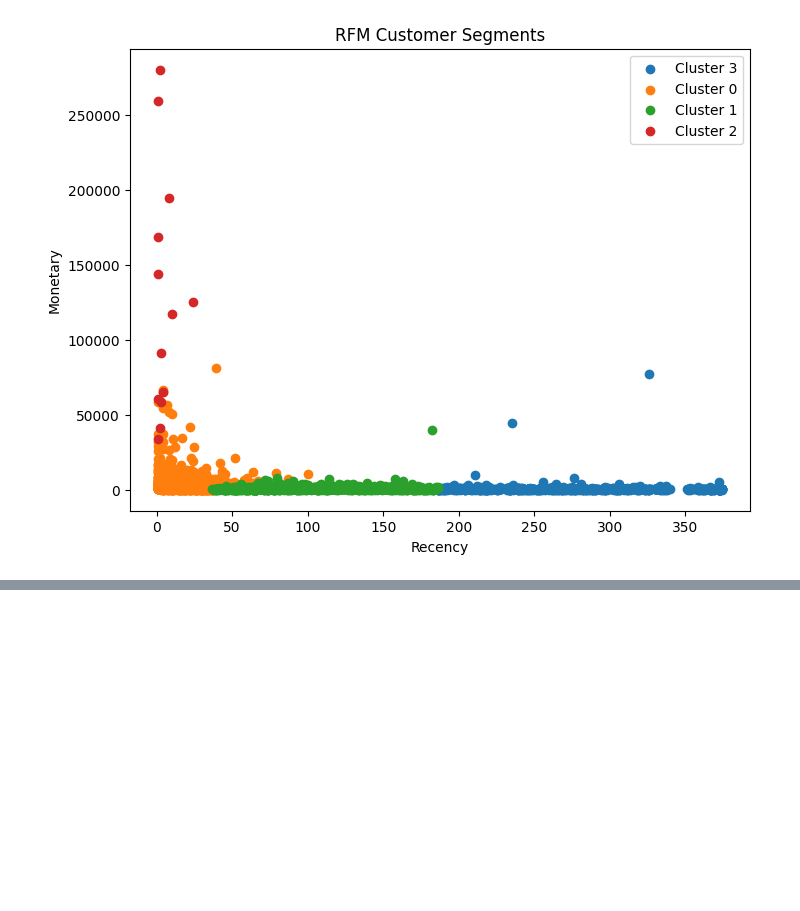
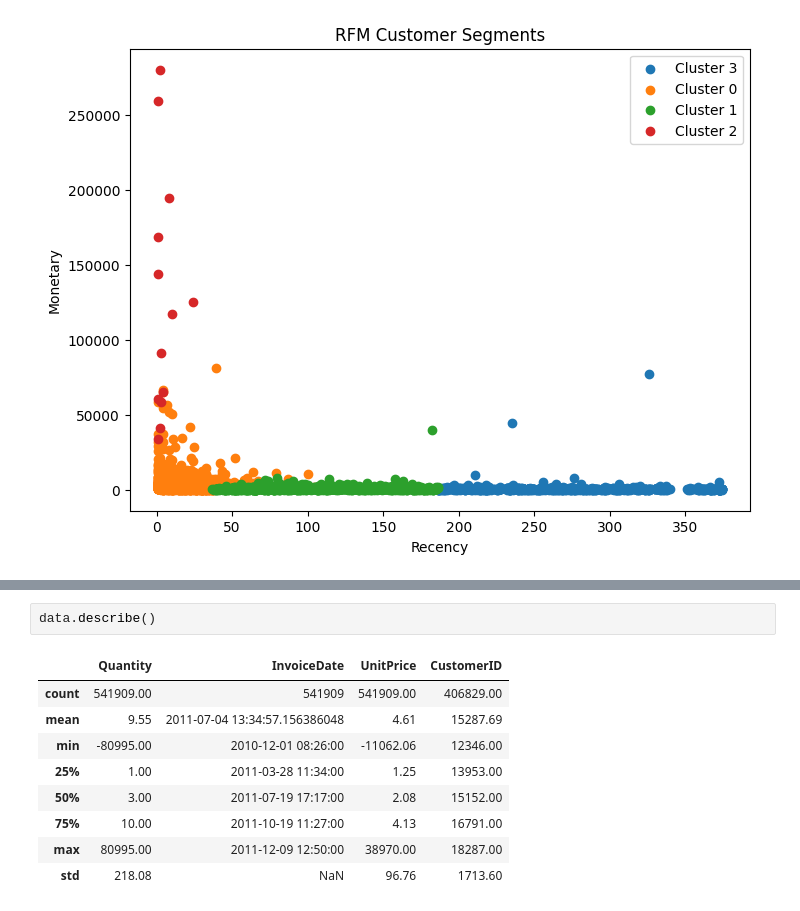
Before and after one commit to bheemeshpujari63/user-segmentation, a Jupyter notebook: User_segmentation.ipynb, the cells around one changed output, grey strips where cells are left out. Drawn from its saved outputs; the diff is of its cells as text; blank space fills up the shorter version.

```diff
--- a/User_segmentation.ipynb
+++ b/User_segmentation.ipynb
@@ -273,0 +354,12 @@ plt.show()
+# %%
+data.describe()
+# %% [output]
+|  | Quantity | InvoiceDate | UnitPrice | CustomerID |
+| count | 541909.00 | 541909 | 541909.00 | 406829.00 |
+| mean | 9.55 | 2011-07-04 13:34:57.156386048 | 4.61 | 15287.69 |
+| min | -80995.00 | 2010-12-01 08:26:00 | -11062.06 | 12346.00 |
+| 25% | 1.00 | 2011-03-28 11:34:00 | 1.25 | 13953.00 |
+| 50% | 3.00 | 2011-07-19 17:17:00 | 2.08 | 15152.00 |
+| 75% | 10.00 | 2011-10-19 11:27:00 | 4.13 | 16791.00 |
+| max | 80995.00 | 2011-12-09 12:50:00 | 38970.00 | 18287.00 |
+| std | 218.08 | NaN | 96.76 | 1713.60 |
```
Also changed, not shown: parts of 19 cells of this notebook.
